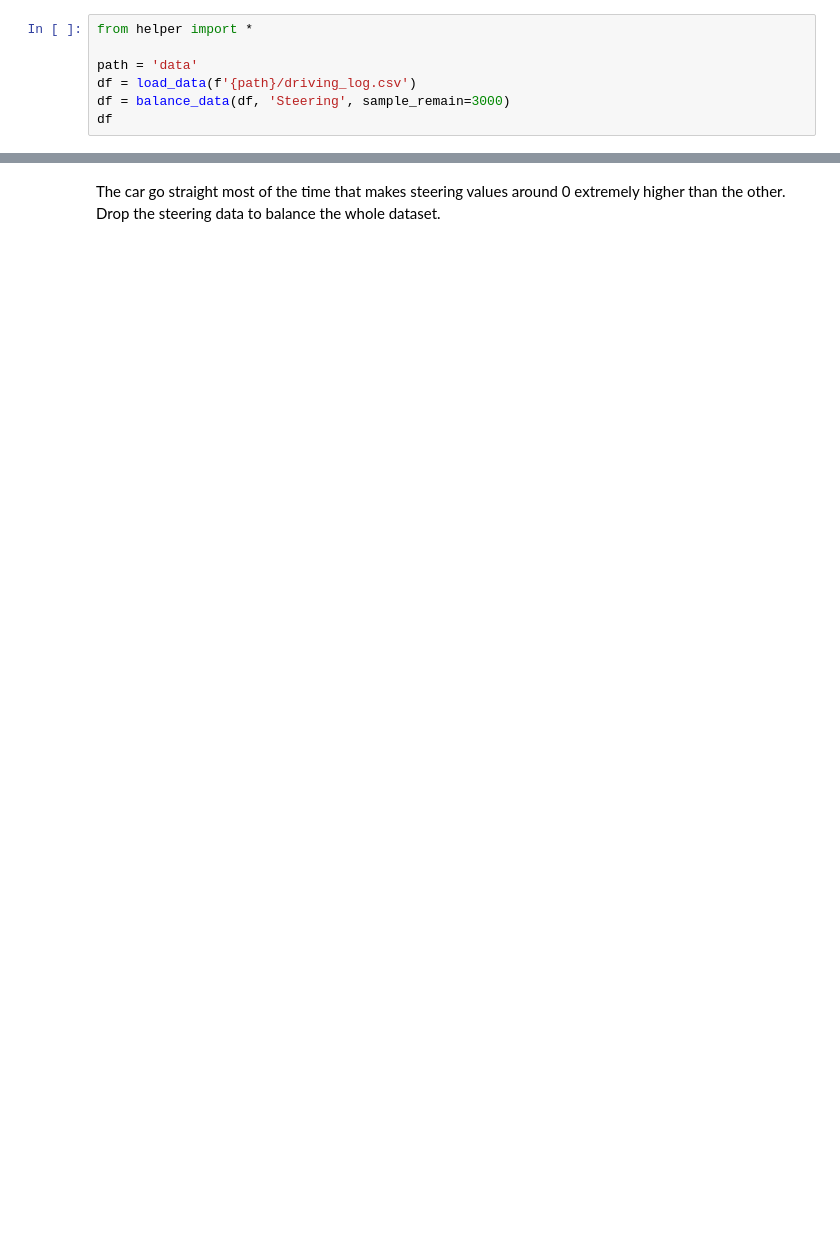
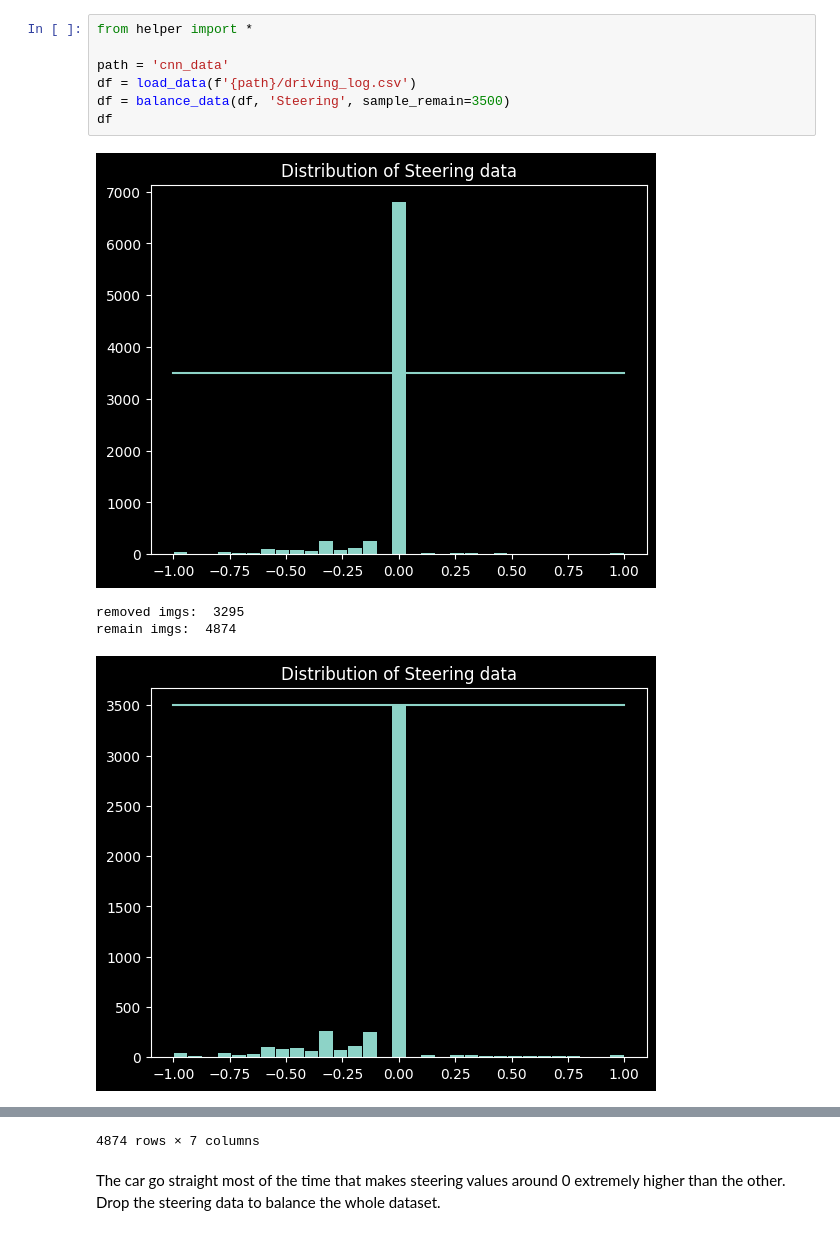
Before and after one commit to viettran295/cnn_thesis, a Jupyter notebook: wandb_tunning.ipynb, the cells around one changed output, grey strips where cells are left out. Cells and saved outputs as stored; diff of their text form; blank space fills up the shorter version.

Commit message:
create multi regression + visualize

```diff
--- a/wandb_tunning.ipynb
+++ b/wandb_tunning.ipynb
@@ -1,7 +1,12 @@
 # %%
 from helper import *
 
-path = 'data'
+path = 'cnn_data'
 df = load_data(f'{path}/driving_log.csv')
-df = balance_data(df, 'Steering', sample_remain=3000)
+df = balance_data(df, 'Steering', sample_remain=3500)
 df
+# %% [output]
+[figure, added]
+removed imgs:  3295
+remain imgs:  4874
+[figure, added]
@@ -8,2 +25,3 @@ df
+4874 rows × 7 columns
 # %% [markdown]
 The car go straight most of the time that makes steering values around 0 extremely higher than the other. Drop the steering data to balance the whole dataset.
```
Also changed, not shown: parts of 3 cells of this notebook, 11 other files.
